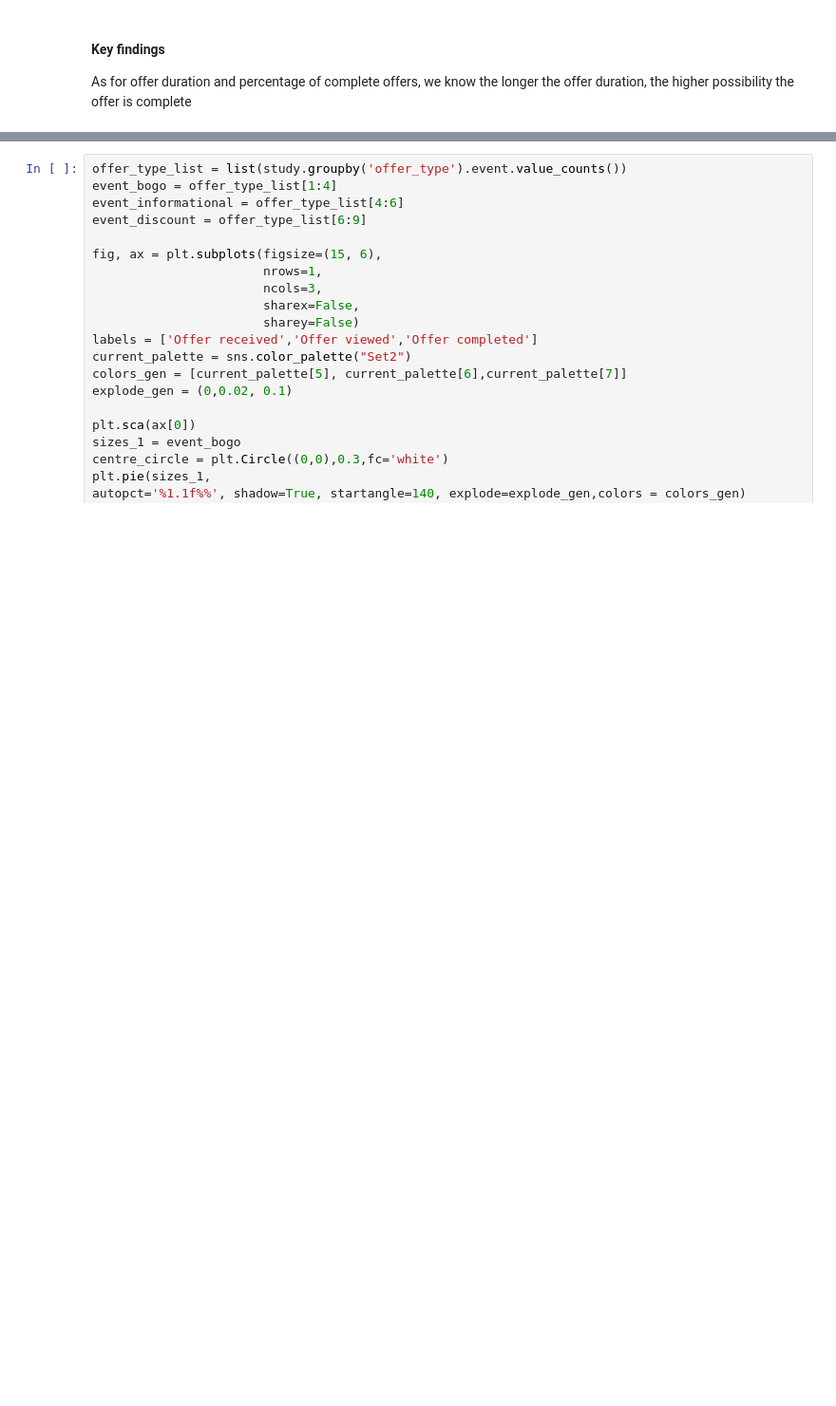
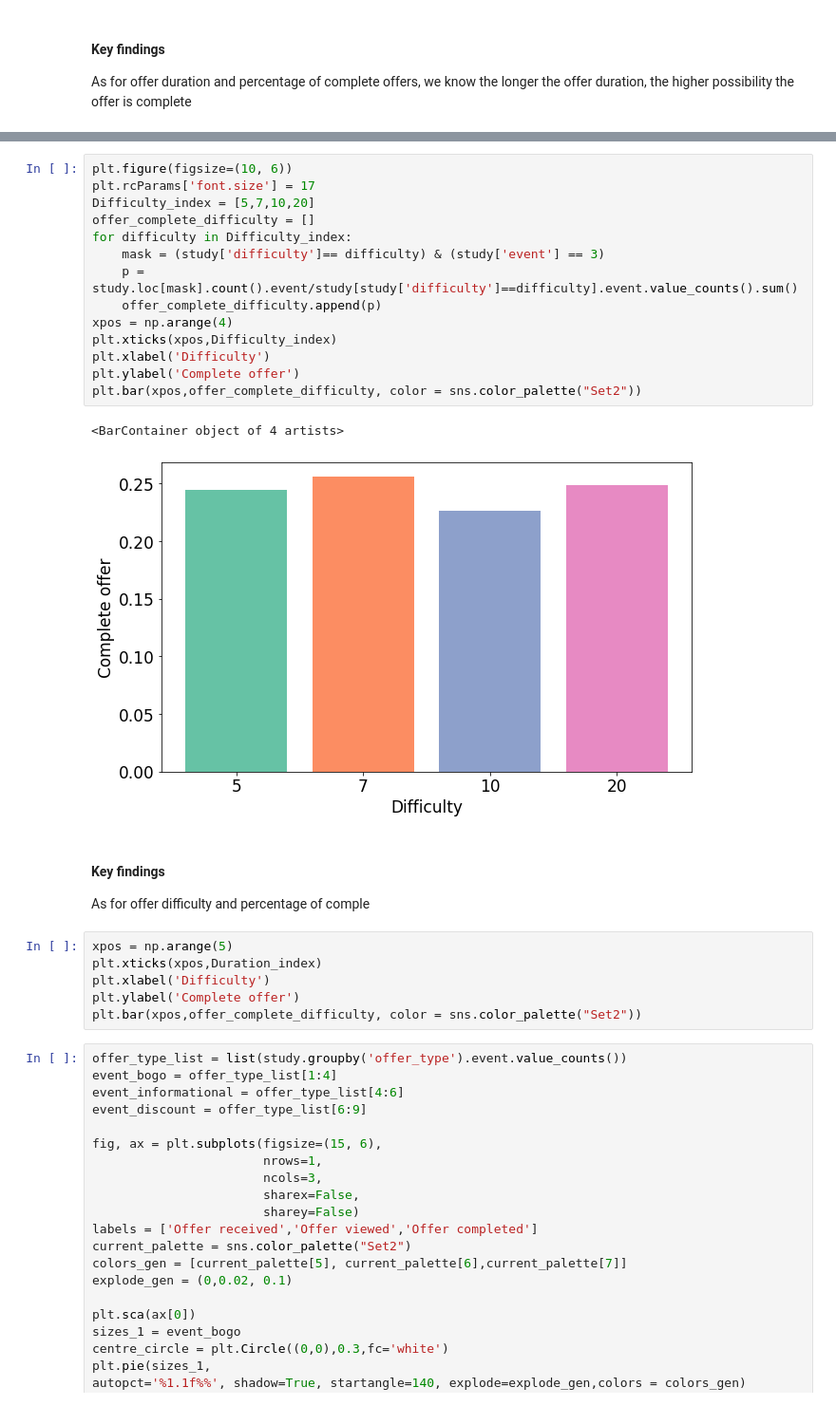
Before and after one commit to ZhuqingZhang0422/Starbucks-Capstone-Project, a Jupyter notebook: Starbucks_Capstone_notebook.ipynb, the cells around one changed output, grey strips where cells are left out. Shown at 95% size. Cells and saved outputs as stored; diff of their text form; blank space fills up the shorter version.

```diff
--- a/Starbucks_Capstone_notebook.ipynb
+++ b/Starbucks_Capstone_notebook.ipynb
@@ -618,3 +644,29 @@ As for offer duration and percentage of complete offers, we know the longer the
+# %%
+plt.figure(figsize=(10, 6))
+plt.rcParams['font.size'] = 17
+Difficulty_index = [5,7,10,20]
+offer_complete_difficulty = []
+for difficulty in Difficulty_index:
+    mask = (study['difficulty']== difficulty) & (study['event'] == 3)
+    p = study.loc[mask].count().event/study[study['difficulty']==difficulty].event.value_counts().sum()
+    offer_complete_difficulty.append(p)
+xpos = np.arange(4)
+plt.xticks(xpos,Difficulty_index)
+plt.xlabel('Difficulty')
+plt.ylabel('Complete offer')
+plt.bar(xpos,offer_complete_difficulty, color = sns.color_palette("Set2"))
+# %% [output]
+<BarContainer object of 4 artists>
+[figure, added]
+# %% [markdown]
+#### Key findings
+As for offer difficulty and percentage of comple
+# %%
+xpos = np.arange(5)
+plt.xticks(xpos,Duration_index)
+plt.xlabel('Difficulty')
+plt.ylabel('Complete offer')
+plt.bar(xpos,offer_complete_difficulty, color = sns.color_palette("Set2"))
 # %%
 offer_type_list = list(study.groupby('offer_type').event.value_counts())
 event_bogo = offer_type_list[1:4]
```
Also changed, not shown: parts of 2 cells of this notebook.
